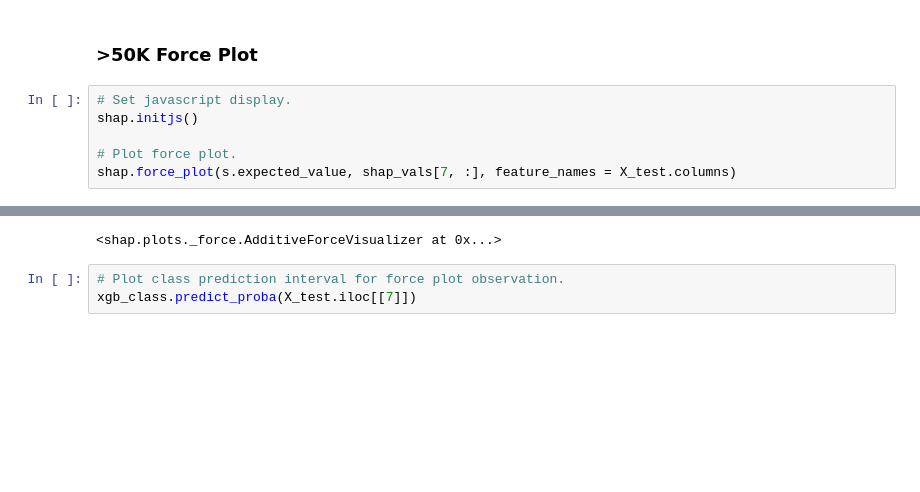
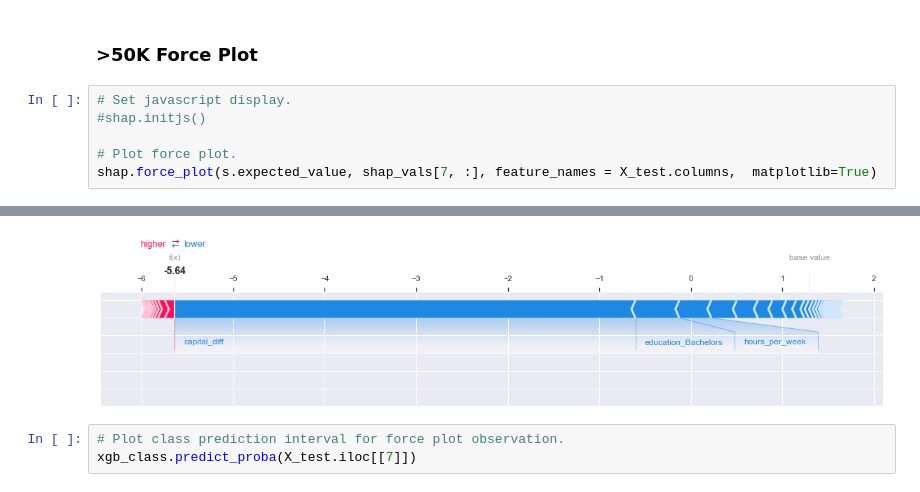
Before and after one commit to StephenPierzchajlo/Adult-Income, a Jupyter notebook: src/AdultIncome.ipynb, the cells around one changed output, grey strips where cells are left out. Saved outputs shown, nothing was run; the diff lists cells and outputs as text; blank space fills up the shorter version.

```diff
--- a/src/AdultIncome.ipynb
+++ b/src/AdultIncome.ipynb
@@ -1697,8 +1696,8 @@ This person was classified as making <=50K. Again, I can see that their age, hou
 ### >50K Force Plot
 # %%
 # Set javascript display.
-shap.initjs()
+#shap.initjs()
 
 # Plot force plot.
-shap.force_plot(s.expected_value, shap_vals[7, :], feature_names = X_test.columns)
+shap.force_plot(s.expected_value, shap_vals[7, :], feature_names = X_test.columns,  matplotlib=True)
 # %% [output]
@@ -1706,4 +1704,4 @@ shap.force_plot(s.expected_value, shap_vals[7, :], feature_names = X_test.column
-<shap.plots._force.AdditiveForceVisualizer at 0x...>
+[figure, added]
 # %%
 # Plot class prediction interval for force plot observation.
 xgb_class.predict_proba(X_test.iloc[[7]])
```
Also changed, not shown: parts of 2 cells of this notebook.
